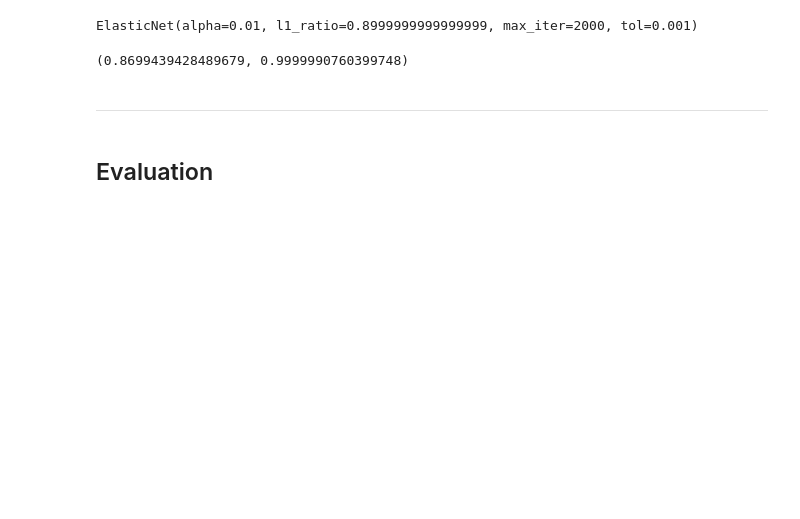
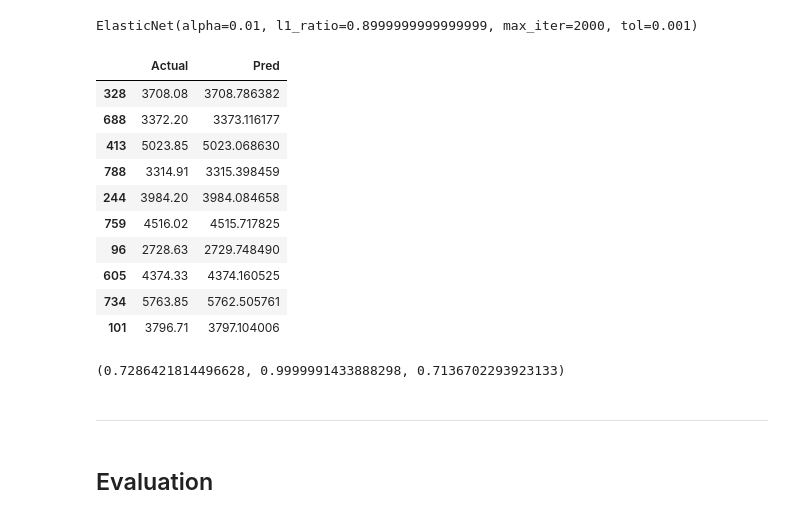
Before and after one commit to hng011/energy-consumption-forecast, a Jupyter notebook: notebooks/elasticnet_regr.ipynb, the cells around one changed output. Saved outputs shown, nothing was run; the diff lists cells and outputs as text; code cells hidden in the pictures; blank space fills up the shorter version.

```diff
--- a/notebooks/elasticnet_regr.ipynb
+++ b/notebooks/elasticnet_regr.ipynb
@@ -508,13 +554,29 @@ elasticnet_model_f.fit(X_train_scaled, y_train)
 ElasticNet(alpha=0.01, l1_ratio=0.8999999999999999, max_iter=2000, tol=0.001)
 # %%
 y_pred_elastic = elasticnet_model_f.predict(X_test_scaled)
+# %%
+res = pd.DataFrame({"Actual": y_test, "Pred": y_pred_elastic})
+res.head(10)
+# %% [output]
+|  | Actual | Pred |
+| 328 | 3708.08 | 3708.786382 |
+| 688 | 3372.20 | 3373.116177 |
+| 413 | 5023.85 | 5023.068630 |
+| 788 | 3314.91 | 3315.398459 |
+| 244 | 3984.20 | 3984.084658 |
+| 759 | 4516.02 | 4515.717825 |
+| 96 | 2728.63 | 2729.748490 |
+| 605 | 4374.33 | 4374.160525 |
+| 734 | 5763.85 | 5762.505761 |
+| 101 | 3796.71 | 3797.104006 |
 # %%
 mse_elastic =  mean_squared_error(y_test, y_pred_elastic)
 r2_elastic = r2_score(y_test, y_pred_elastic)
+mae_elastic = mean_absolute_error(y_test, y_pred_elastic)
 
-mse_elastic, r2_elastic
+mse_elastic, r2_elastic, mae_elastic
 # %% [output]
-(0.8699439428489679, 0.9999990760399748)
+(0.7286421814496628, 0.9999991433888298, 0.7136702293923133)
 # %% [markdown]
 <hr>
 # %% [markdown]
```
Also changed, not shown: parts of 20 cells of this notebook, 6 other files.
